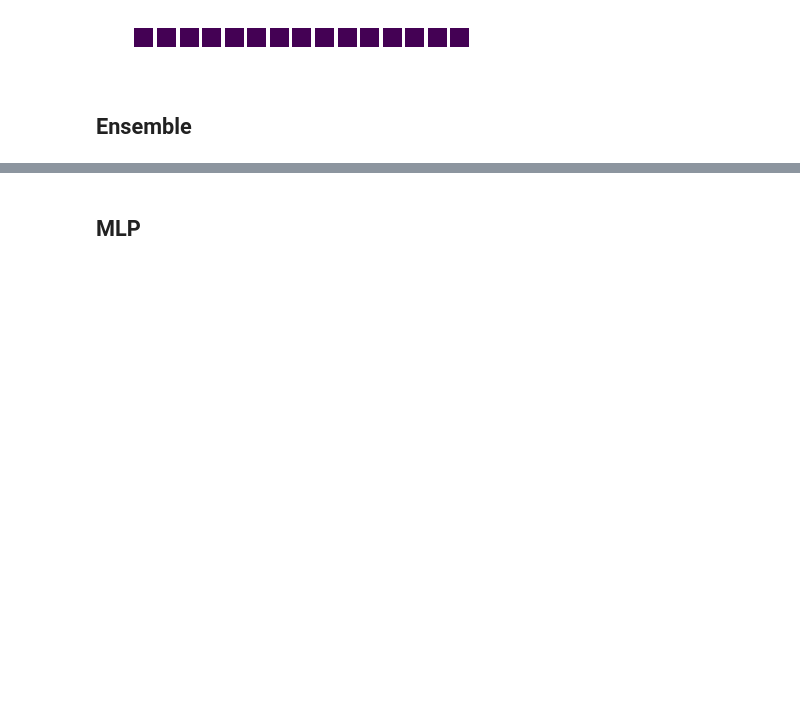
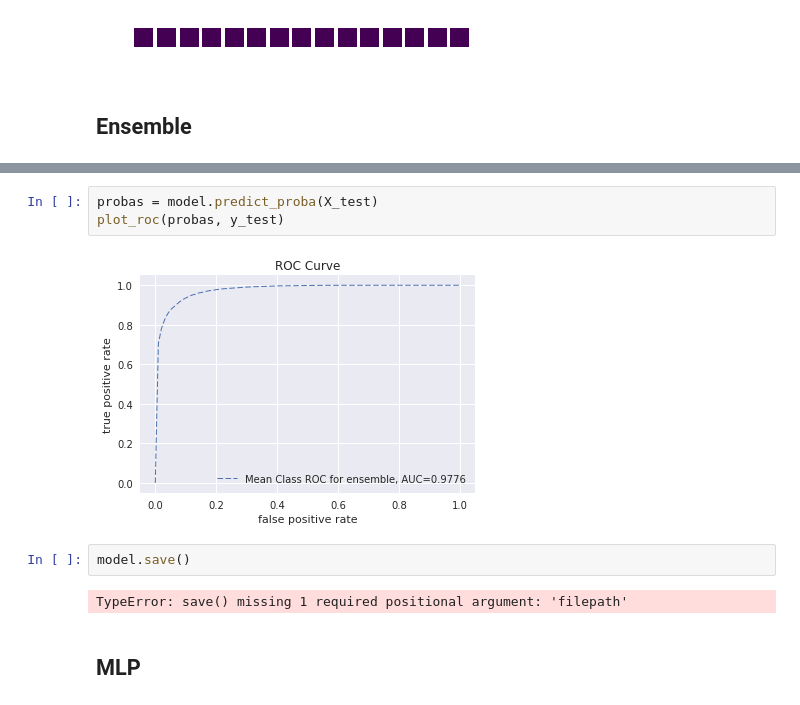
Before and after one commit to egabrielsen/MachineLearning, a Jupyter notebook: Lab08/lab8-Danh.ipynb, the cells around one changed output, grey strips where cells are left out. Drawn from its saved outputs; the diff is of its cells as text; blank space fills up the shorter version.

```diff
--- a/Lab08/lab8-Danh.ipynb
+++ b/Lab08/lab8-Danh.ipynb
@@ -383,3 +498,12 @@ Epoch 15/200
+# %%
+probas = model.predict_proba(X_test)
+plot_roc(probas, y_test)
+# %% [output]
+[figure, added]
+# %%
+model.save()
+# %% [output]
+TypeError: save() missing 1 required positional argument: 'filepath'
 # %% [markdown]
 ## MLP
 # %%
```
Also changed, not shown: parts of 5 cells of this notebook, 2 other files.
